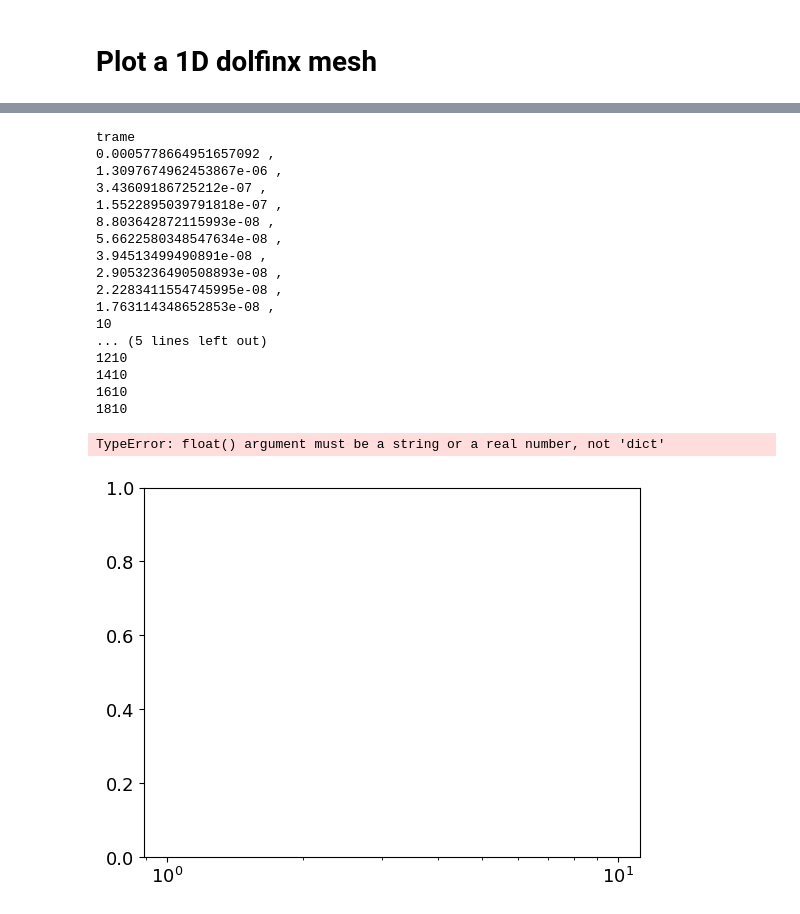
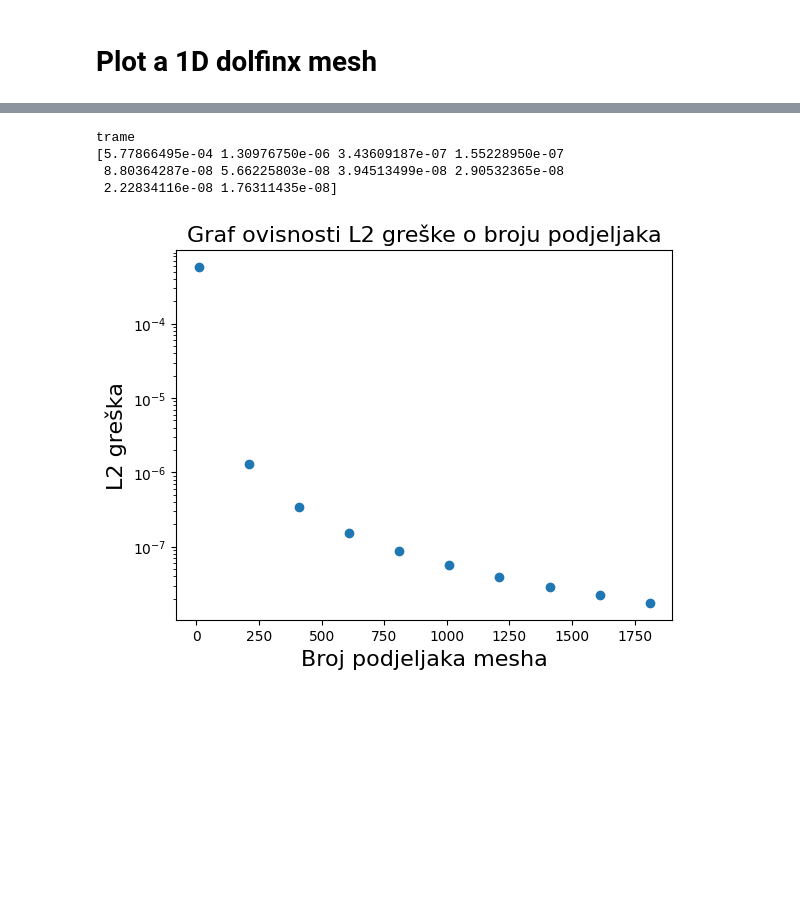
Before and after one commit to mradolovic/FEM-OPM-FER, a Jupyter notebook: tutorials/01_introduction/tutorial_plot_mesh_1d_dolfinx.ipynb, the cells around one changed output, grey strips where cells are left out. Saved outputs shown, nothing was run; the diff lists cells and outputs as text; code cells hidden in the pictures; blank space fills up the shorter version.

```diff
--- a/tutorials/01_introduction/tutorial_plot_mesh_1d_dolfinx.ipynb
+++ b/tutorials/01_introduction/tutorial_plot_mesh_1d_dolfinx.ipynb
@@ -142,50 +142,49 @@ for i in range (10, 2000, 200):
   #plt.savefig('./rezultati/poisson1D_rjesenje.png', bbox_inches='tight')
   plt.show()
   plt.close()
   """
   V2 = fem.functionspace(domena, ("Lagrange", 2))
   uex = fem.Function(V2)
   uex.interpolate(lambda x: -np.power(x[0],2)/2 + x[0] - np.log(1+x[0])*(1/np.log(4)))
 
 
   L2_error = fem.form(ufl.inner(uh - uex, uh - uex) * ufl.dx)
   error_local = fem.assemble_scalar(L2_error)
   error_L2 = np.sqrt(domena.comm.allreduce(error_local, op=MPI.SUM))
 
   nasa_lista[i] = error_L2
   koraci[i] = i
 
 
-
+"""
 for key in nasa_lista:
   print(nasa_lista[key],",")
 
 for key in nasa_lista:
   print(key)
+"""
+
+res_array = np.array(list(nasa_lista.items()))
+
+step_array = res_array[:,0]
+error_array = res_array[:,1]
+print(error_array)
 
 #triba polje a ne dictionary
 # plotting the given graph
-plt.semilogy(koraci, nasa_lista)
+
+plt.scatter(step_array, error_array)
+plt.xlabel('Broj podjeljaka mesha', fontsize=16)
+plt.ylabel('L2 greška', fontsize=16)
+plt.title('Graf ovisnosti L2 greške o broju podjeljaka', fontsize=16)
+plt.yscale("log")
+
 
 # show the plot
 plt.show()
 # %% [output]
 trame
-0.0005778664951657092 ,
-1.3097674962453867e-06 ,
-3.43609186725212e-07 ,
-1.5522895039791818e-07 ,
-8.803642872115993e-08 ,
-5.6622580348547634e-08 ,
-3.94513499490891e-08 ,
-2.9053236490508893e-08 ,
-2.2283411554745995e-08 ,
-1.763114348652853e-08 ,
-10
-... (5 lines left out)
-1210
-1410
-1610
-1810
+[5.77866495e-04 1.30976750e-06 3.43609187e-07 1.55228950e-07
+ 8.80364287e-08 5.66225803e-08 3.94513499e-08 2.90532365e-08
+ 2.22834116e-08 1.76311435e-08]
-TypeError: float() argument must be a string or a real number, not 'dict'
-[figure, old version]
+[figure, new version]
```
Also changed, not shown: parts of 1 cell of this notebook.
